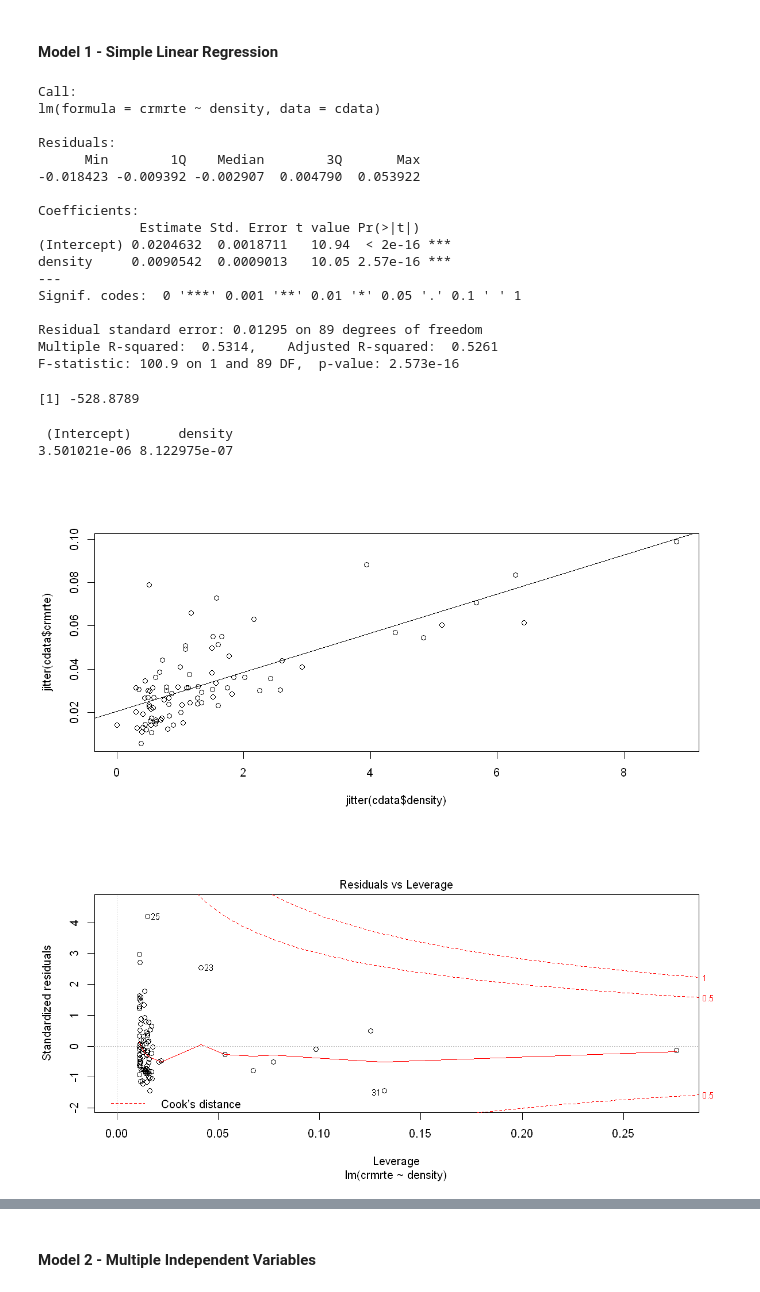
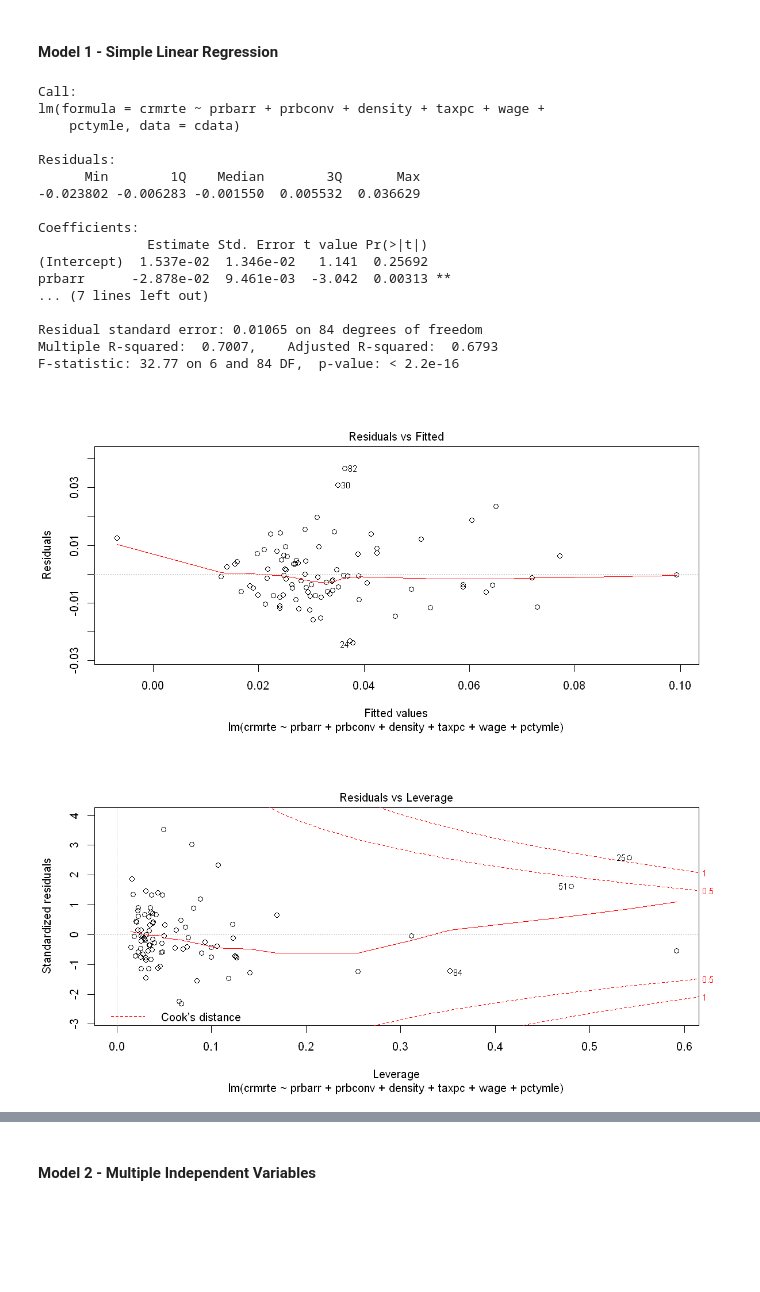
Before and after one commit to rmajumder/stat203-gp3, a Jupyter notebook: Lab3_master.ipynb, the cells around one changed output, grey strips where cells are left out. Cells and saved outputs as stored; diff of their text form; code cells hidden in the pictures; blank space fills up the shorter version.

Commit message:
Added desc and modified model spec

```diff
--- a/Lab3_master.ipynb
+++ b/Lab3_master.ipynb
@@ -116,7 +128,4 @@ cdata[4:5] <- lapply(cdata[4:5], function(x) ifelse( x > 1, 1, x))
 # %%
-#Create new standardized variables
-#Average sentence conviction
-cdata$avgSenGConv = cdata$avgsen * cdata$prbpris
 #Average wage
 cdata$wage = (cdata$wcon + cdata$wtuc + cdata$wtrd + cdata$wfir + cdata$wser + cdata$wmfg + cdata$wfed + cdata$wsta + cdata$wloc)/9
 #Overall tax percent
@@ -225,33 +208,27 @@ Could feature engineer here?
 #### Model 1 - Simple Linear Regression
 # %%
 options(repr.plot.width=10, repr.plot.height=5)
-plot(jitter(cdata$density), jitter(cdata$crmrte))
-model1 <- lm(crmrte ~ density, data = cdata)
-abline(model1)
+model1 <- lm(crmrte ~  prbarr + prbconv + density + taxpc + wage + pctymle, data = cdata)
 summary(model1)
-AIC(model1)
-diag(vcov(model1))
+plot(model1, which = 1)
 plot(model1, which = 5)
 # %% [output]
 Call:
-lm(formula = crmrte ~ density, data = cdata)
+lm(formula = crmrte ~ prbarr + prbconv + density + taxpc + wage +
+    pctymle, data = cdata)
 
 Residuals:
       Min        1Q    Median        3Q       Max
--0.018423 -0.009392 -0.002907  0.004790  0.053922
+-0.023802 -0.006283 -0.001550  0.005532  0.036629
 
 Coefficients:
-             Estimate Std. Error t value Pr(>|t|)
-(Intercept) 0.0204632  0.0018711   10.94  < 2e-16 ***
-density     0.0090542  0.0009013   10.05 2.57e-16 ***
----
-Signif. codes:  0 '***' 0.001 '**' 0.01 '*' 0.05 '.' 0.1 ' ' 1
+              Estimate Std. Error t value Pr(>|t|)
+(Intercept)  1.537e-02  1.346e-02   1.141  0.25692
+prbarr      -2.878e-02  9.461e-03  -3.042  0.00313 **
+... (7 lines left out)
 
-Residual standard error: 0.01295 on 89 degrees of freedom
-Multiple R-squared:  0.5314,    Adjusted R-squared:  0.5261
-F-statistic: 100.9 on 1 and 89 DF,  p-value: 2.573e-16
+Residual standard error: 0.01065 on 84 degrees of freedom
+Multiple R-squared:  0.7007,    Adjusted R-squared:  0.6793
+F-statistic: 32.77 on 6 and 84 DF,  p-value: < 2.2e-16
-[1] -528.8789
- (Intercept)      density
-3.501021e-06 8.122975e-07
-[figure, old version]
+[figure, new version]
-[figure, old version]
+[figure, new version]
```
Also changed, not shown: parts of 19 cells of this notebook.
